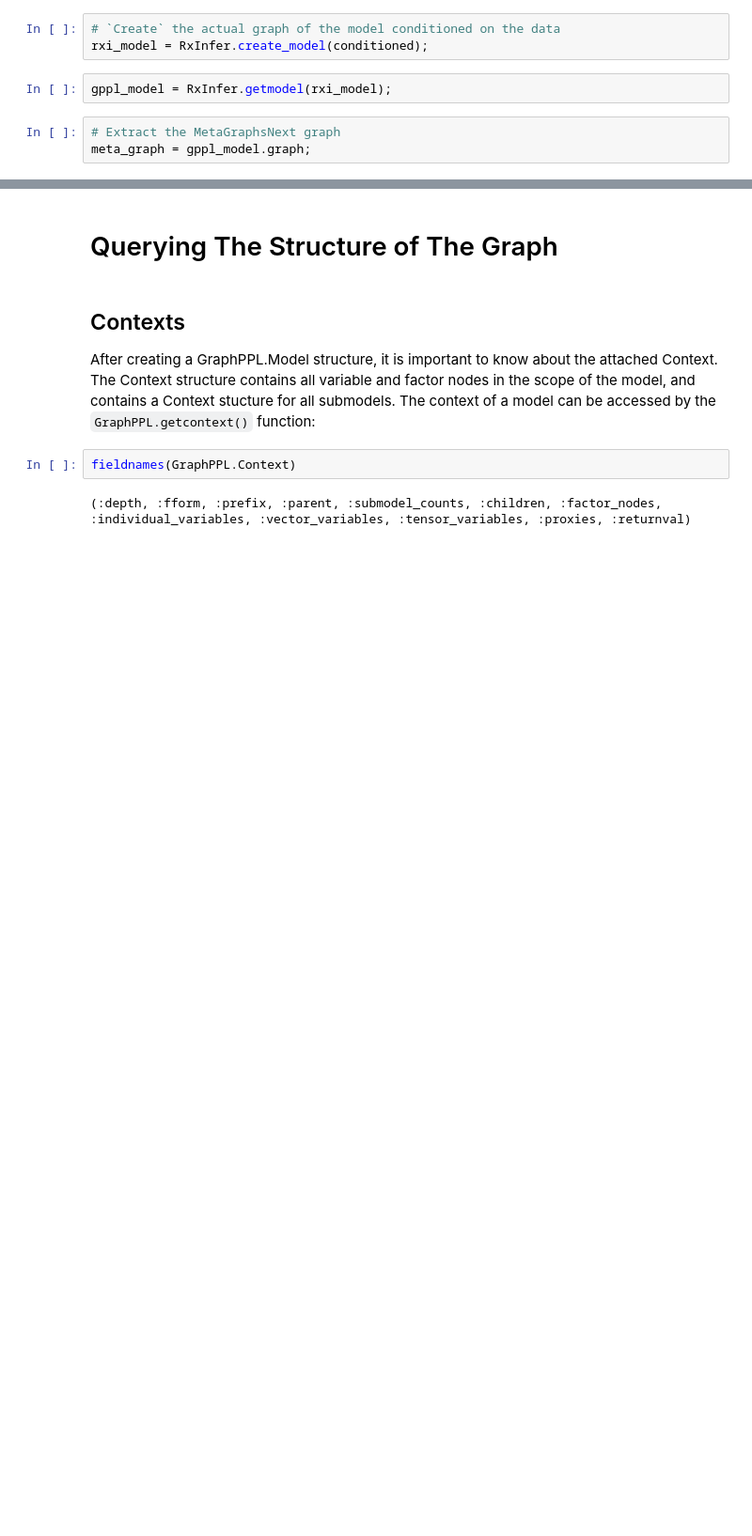
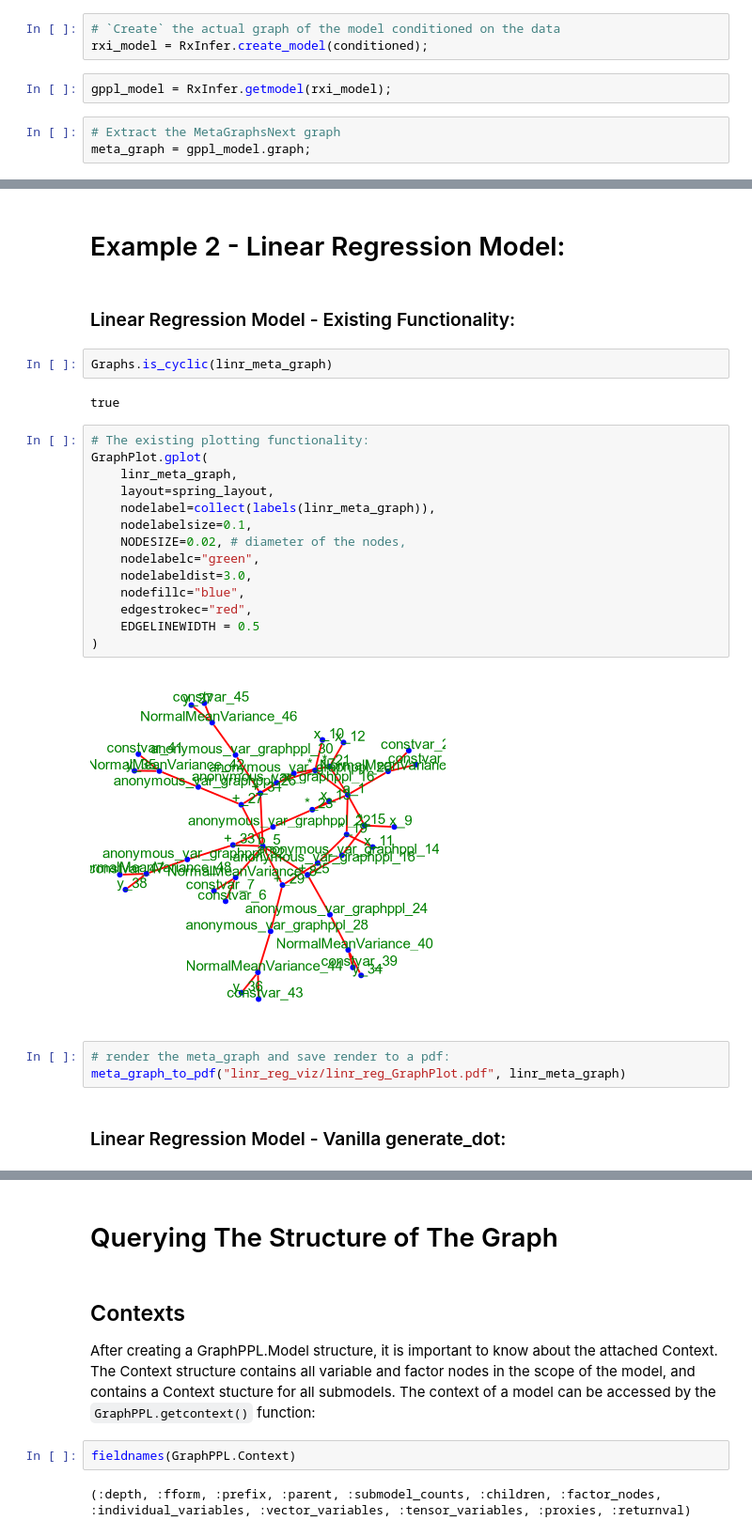
Before and after one commit to FraserP117/ActInf_RxInfer, a Jupyter notebook: GraphViz_GraphPPL_Project_Experimentation.ipynb, the cells around one changed output, grey strips where cells are left out. Shown at 94% size. Cells and saved outputs as stored; diff of their text form; blank space fills up the shorter version.

```diff
--- a/GraphViz_GraphPPL_Project_Experimentation.ipynb
+++ b/GraphViz_GraphPPL_Project_Experimentation.ipynb
@@ -107,0 +1474,29 @@ draw(
+# %% [markdown]
+# Example 2 - Linear Regression Model:
+# %% [markdown]
+### Linear Regression Model - Existing Functionality:
+# %%
+Graphs.is_cyclic(linr_meta_graph)
+# %% [output]
+true
+# %%
+# The existing plotting functionality:
+GraphPlot.gplot(
+    linr_meta_graph,
+    layout=spring_layout,
+    nodelabel=collect(labels(linr_meta_graph)),
+    nodelabelsize=0.1,
+    NODESIZE=0.02, # diameter of the nodes,
+    nodelabelc="green",
+    nodelabeldist=3.0,
+    nodefillc="blue",
+    edgestrokec="red",
+    EDGELINEWIDTH = 0.5
+)
+# %% [output]
+[figure, added]
+# %%
+# render the meta_graph and save render to a pdf:
+meta_graph_to_pdf("linr_reg_viz/linr_reg_GraphPlot.pdf", linr_meta_graph)
+# %% [markdown]
+### Linear Regression Model - Vanilla generate_dot:
```
Also changed, not shown: parts of 191 cells of this notebook, 21 other files.
